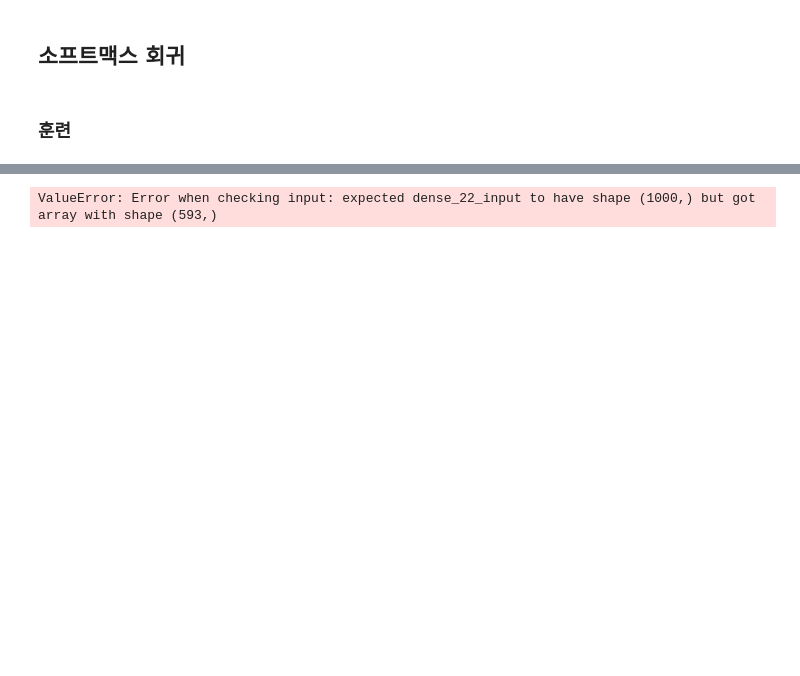
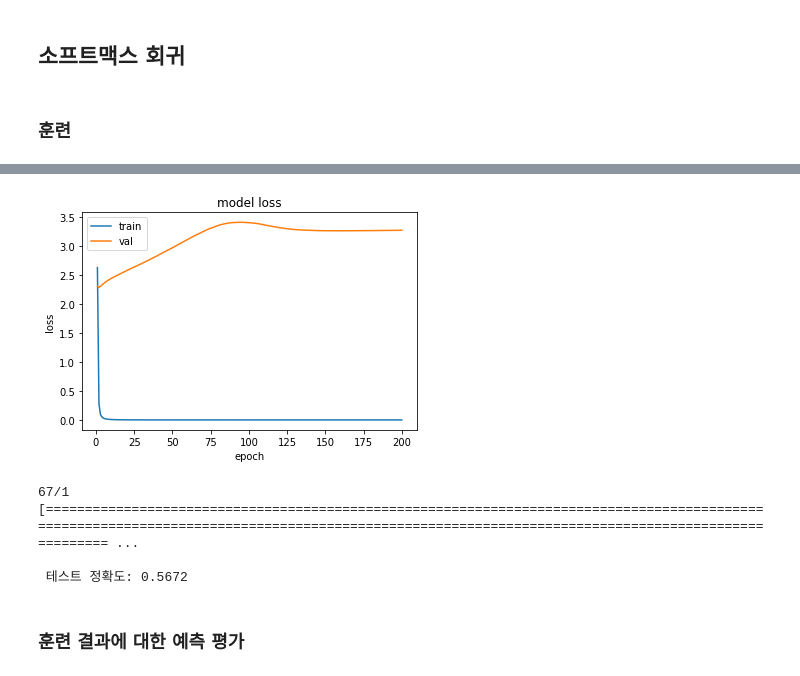
Before and after one commit to wolee777/Workspace-AI-NLP, a Jupyter notebook: 09.Movie-Review-Classification.ipynb, the cells around one changed output, grey strips where cells are left out. Drawn from its saved outputs; the diff is of its cells as text; code cells hidden in the pictures; blank space fills up the shorter version.

```diff
--- a/09.Movie-Review-Classification.ipynb
+++ b/09.Movie-Review-Classification.ipynb
@@ -559,0 +471,4 @@ X_train, X_test, index_to_word = prepare_data( X_train, X_test, 'binary' )
+# %%
+max_words_len = max( len( l ) for l in movie_tfidf )
+vocab_size = len( tokenizer.word_index ) + 1
+max_words_len, vocab_size
@@ -560,3 +477,8 @@ X_train, X_test, index_to_word = prepare_data( X_train, X_test, 'binary' )
+# %%
+X = movie_tfidf[ :n_of_train ] # 학습용 feature X
+pred_X = movie_tfidf[ n_of_train: ] # 학습 후 테스트 feature X
+# %%
+( X_train, X_test, y_train, y_test ) = train_test_split( X, y, train_size = 0.8, random_state = 2)
 # %%
 print( '훈련 샘플 본문의 크기 : {}'.format( X_train.shape ) )
 print( '훈련 샘플 레이블의 크기 : {}'.format( y_train.shape ) )
@@ -570,14 +492,9 @@ print( '테스트 샘플 레이블의 크기 : {}'.format( y_test.shape ) )
 # %%
 model = Sequential()
 
-model.add( Dense(256, input_shape = ( max_words, ), activation='relu' ) )
-model.add( Dropout( 0.5 ) )
-model.add( Dense( 128, activation = 'relu' ) )
-model.add( Dropout( 0.5 ) )
-model.add( Dense( num_classes, activation = 'softmax' ) )
+model.add( Dense( num_classes, input_dim = max_words_len, activation = 'softmax' ) )
+sgd = optimizers.SGD( lr = 0.01 )
 
 model.compile( loss = 'categorical_crossentropy', optimizer = 'adam', metrics = [ 'accuracy' ] )
-model.fit( X_train, y_train, batch_size = 128, epochs = 200, verbose = 1, validation_split = 0.1 )
-
-score = model.evaluate( X_test, y_test, batch_size = 128, verbose = 0 )
+history = model.fit( X_train, y_train, batch_size = 1, epochs = 200, validation_data = ( X_test, y_test ) )
 # %% [output]
@@ -601,7 +519,19 @@ Epoch 200/200
-# %%
-t = Tokenizer( num_words = max_words )
-t.fit_on_texts( train_data )
-pred_X = t.texts_to_matrix( train_data, mode = mode ) # 샘플 수 × max_words 크기의 행렬 생성
-pred_genre_code = model.predict_classes( pred_X, verbose = 0 )
-# %% [output]
-ValueError: Error when checking input: expected dense_22_input to have shape (1000,) but got array with shape (593,)
+# %%
+epochs = range( 1, len( history.history[ 'accuracy' ] ) + 1 )
+plt.plot( epochs, history.history[ 'loss' ] )
+plt.plot( epochs, history.history[ 'val_loss' ] )
+plt.title( 'model loss' )
+plt.ylabel( 'loss' )
+plt.xlabel( 'epoch' )
+plt.legend( [ 'train', 'val' ], loc = 'upper left' )
+plt.show()
+# %% [output]
+[figure, added]
+# %%
+print( "\n 테스트 정확도: {:.4f}".format( model.evaluate( X_test, y_test )[ 1 ] ) )
+# %% [output]
+67/1 [================================================================================================================================================================================================== ...
+
+ 테스트 정확도: 0.5672
+# %% [markdown]
+### 훈련 결과에 대한 예측 평가
```
Also changed, not shown: parts of 88 cells of this notebook, 1 other file.
